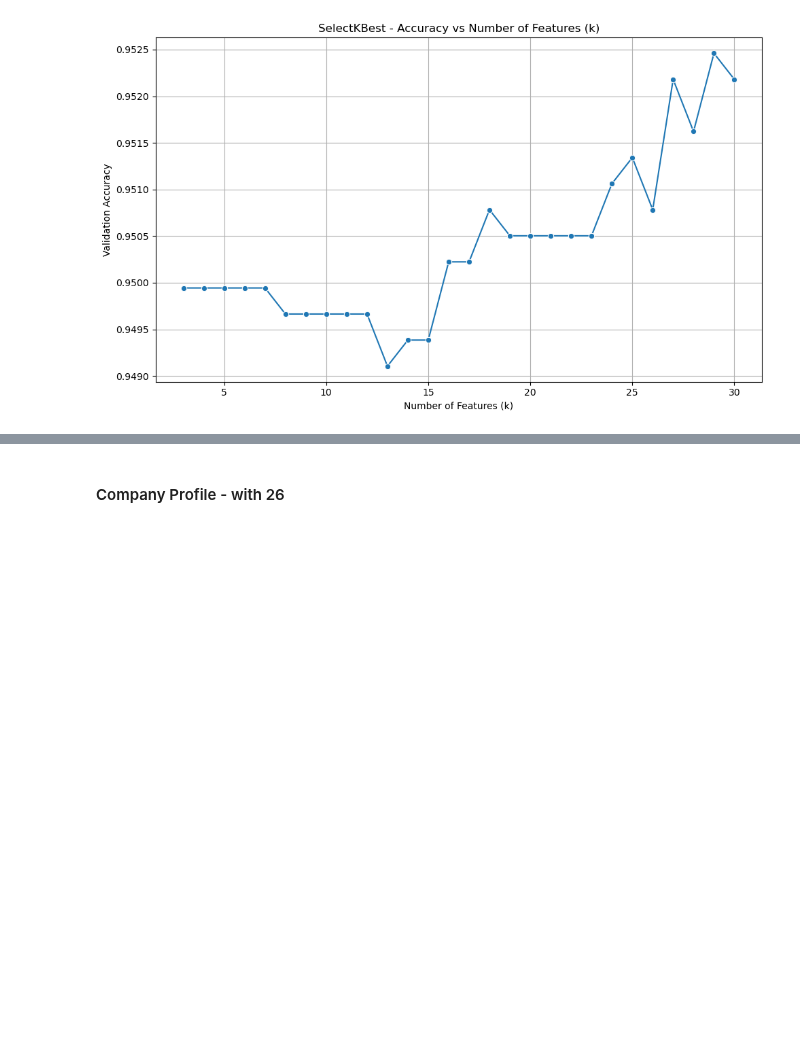
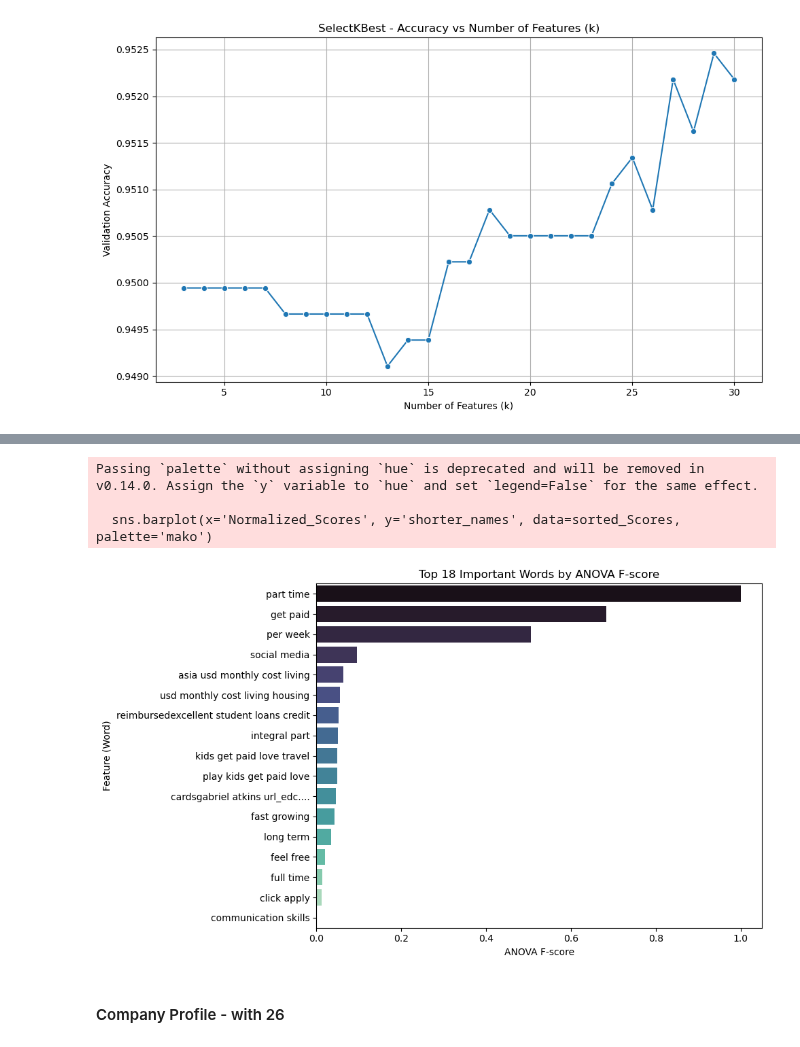
Before and after one commit to ecw70574/dsci2_final_project, a Jupyter notebook: TestingVectorization.ipynb, the cells around one changed output, grey strips where cells are left out. Saved outputs shown, nothing was run; the diff lists cells and outputs as text; code cells hidden in the pictures; blank space fills up the shorter version.

Commit message:
more barplots

```diff
--- a/TestingVectorization.ipynb
+++ b/TestingVectorization.ipynb
@@ -828,0 +840,16 @@ Index(['benefits_includes_benefits package full time employees',
+# %%
+# getting their ranking by scores
+all_scores = selector.scores_
+
+selected_scores = all_scores[selected_mask]
+
+# X_train_k.columns
+
+# creating a dataframe with the top selected columns and their scores
+
+sorted_Scores = pd.DataFrame({
+    'Feature': selected_cols,
+    'Score': selected_scores
+}).sort_values(by = "Score", ascending=False)
+
+print(sorted_Scores)
@@ -829,3 +876,37 @@ Index(['benefits_includes_benefits package full time employees',
+# %%
+# trimming the feature name for clean visualization
+
+
+sorted_Scores['shorter_names'] = sorted_Scores['Feature'].str.replace("description_includes_", "", regex= False)
+
+# trimming the long url
+
+if sorted_Scores['shorter_names'].str.contains("cardsgabriel").any():
+    sorted_Scores['shorter_names'] = sorted_Scores['shorter_names'].apply(
+        lambda x: 'cardsgabriel atkins url_edc....' if 'cardsgabriel' in x else x
+    )
+
+sorted_Scores = sorted_Scores.sort_values(by = 'Score', ascending=False)
+
+# Normalizing the anova score for better comparison
+
+scaler = MinMaxScaler()
+sorted_Scores['Normalized_Scores'] = scaler.fit_transform(sorted_Scores[['Score']])
+
+
+# barplot of the most important features
+plt.figure(figsize=(10,6))
+sns.barplot(x='Normalized_Scores', y='shorter_names', data=sorted_Scores, palette='mako')
+plt.title(f'Top {k} Important Words by ANOVA F-score')
+plt.xlabel('ANOVA F-score')
+plt.ylabel('Feature (Word)')
+plt.tight_layout()
+plt.show()
+# %% [output]
+Passing `palette` without assigning `hue` is deprecated and will be removed in v0.14.0. Assign the `y` variable to `hue` and set `legend=False` for the same effect.
+
+  sns.barplot(x='Normalized_Scores', y='shorter_names', data=sorted_Scores, palette='mako')
+[figure, added]
 # %% [markdown]
 #### Company Profile - with 26
 # %%
```
Also changed, not shown: parts of 15 cells of this notebook.
